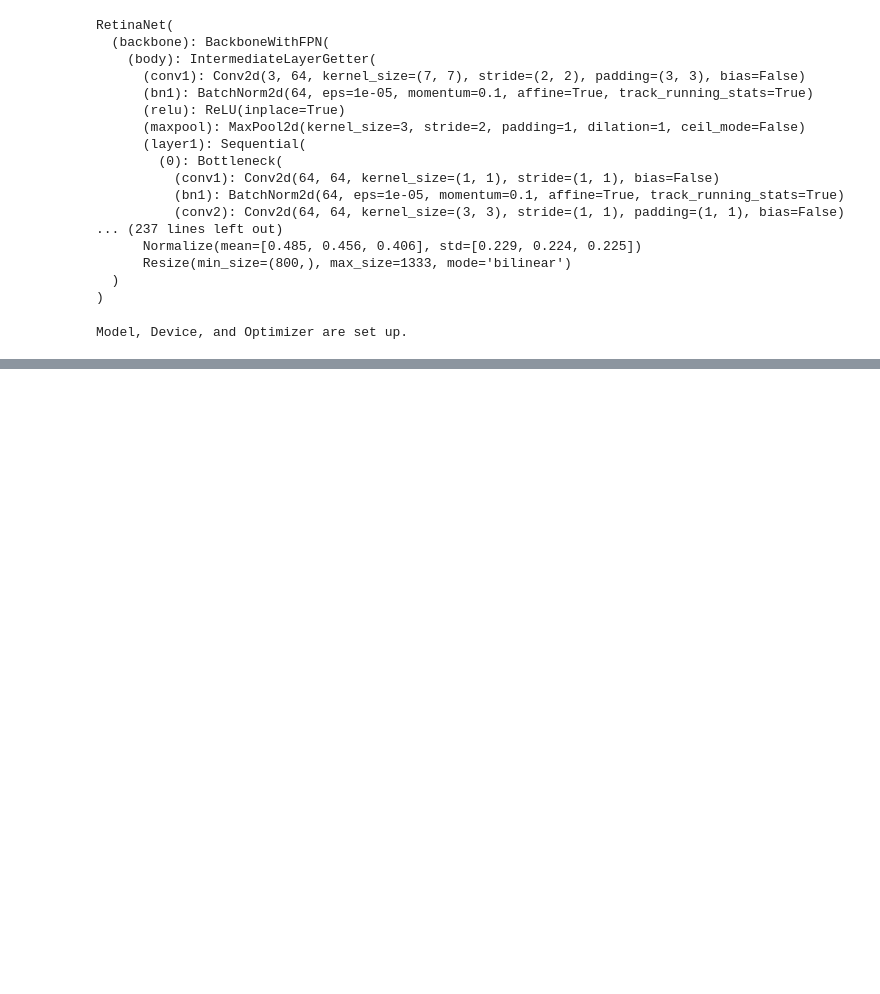
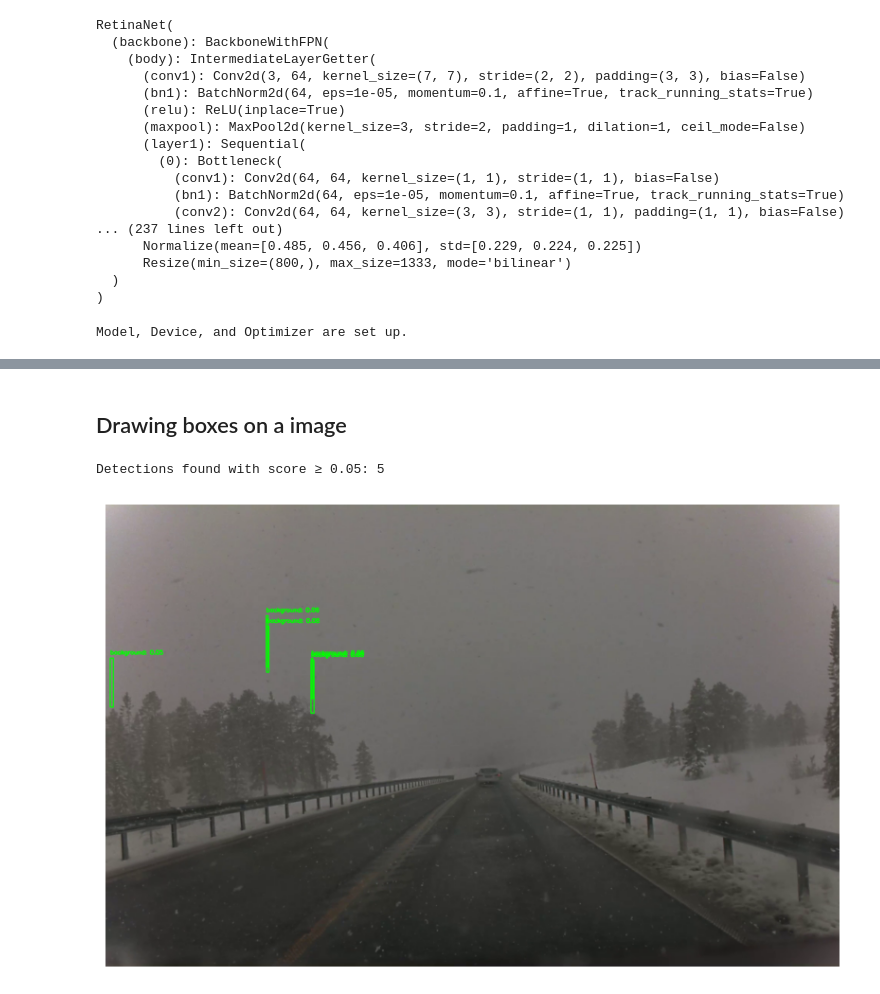
Before and after one commit to YourBroChris/SnowPoleDetection, a Jupyter notebook: torchVision/pytorch-retinanet/RetinaNetTorch.ipynb, the cells around one changed output, grey strips where cells are left out. Cells and saved outputs as stored; diff of their text form; code cells hidden in the pictures; blank space fills up the shorter version.

```diff
--- a/torchVision/pytorch-retinanet/RetinaNetTorch.ipynb
+++ b/torchVision/pytorch-retinanet/RetinaNetTorch.ipynb
@@ -347,0 +571,31 @@ KeyboardInterrupt:
+# %%
+with torch.no_grad():
+    outputs = model(input_tensor)
+
+# Outputs is a list of detections (since we passed a batch of 1 image, outputs[0])
+detections = outputs[0]
+
+boxes = detections['boxes'].cpu().numpy()
+scores = detections['scores'].cpu().numpy()
+labels = detections['labels'].cpu().numpy()
+# %%
+import glob
+
+def convert_to_yolo_format(box, score, label, image_width, image_height):
+    """
+    Converts a box from [x1, y1, x2, y2] to YOLO format:
+    class_id center_x center_y width height confidence
+    """
+    x1, y1, x2, y2 = box
+    box_width = x2 - x1
+    box_height = y2 - y1
+    center_x = x1 + box_width / 2
+    center_y = y1 + box_height / 2
+
+    # Normalize
+    center_x /= image_width
+    center_y /= image_height
+    box_width /= image_width
+    box_height /= image_height
+
+    return f"{label} {center_x:.6f} {center_y:.6f} {box_width:.6f} {box_height:.6f} {score:.6f}"
@@ -347,0 +667,2 @@ KeyboardInterrupt:
+# %% [markdown]
+## Drawing boxes on a image
@@ -347,0 +708,14 @@ KeyboardInterrupt:
+# %%
+# Set the score threshold
+score_threshold = 0.05
+
+# Count detections above the threshold
+num_detections = sum(score >= score_threshold for score in scores)
+
+print(f"Detections found with score ≥ {score_threshold}: {num_detections}")
+
+
+plot_detections_on_image(original_image, boxes, scores, labels, class_names, score_threshold=0.05)
+# %% [output]
+Detections found with score ≥ 0.05: 5
+[figure, added]
```
Also changed, not shown: parts of 15 cells of this notebook.
